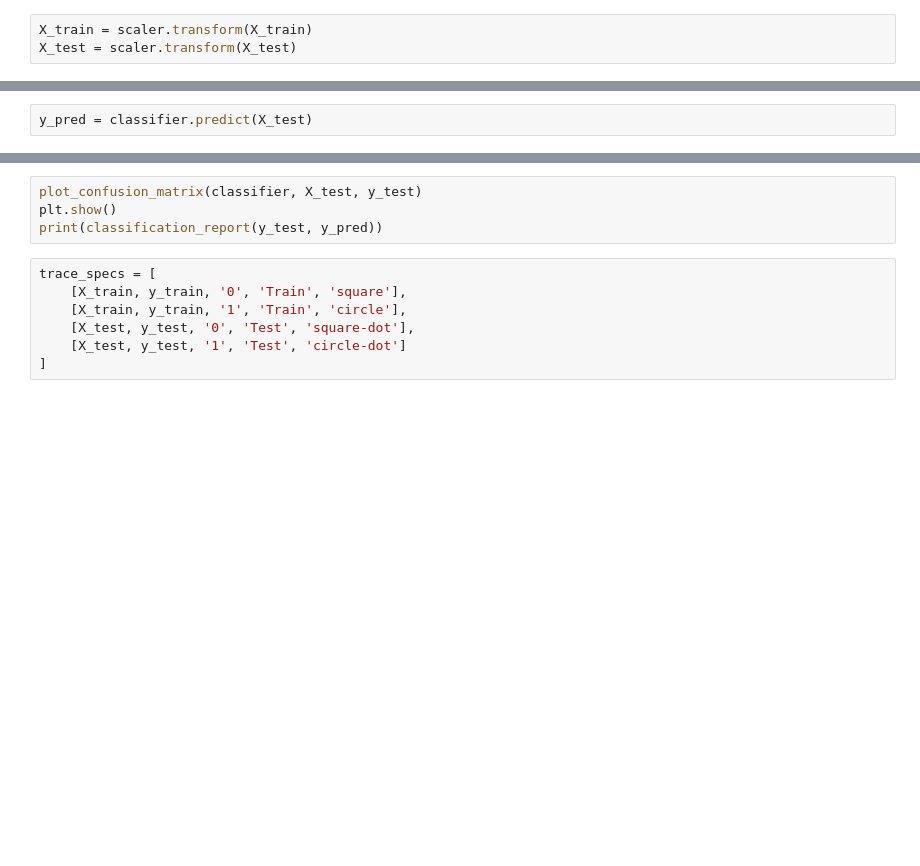
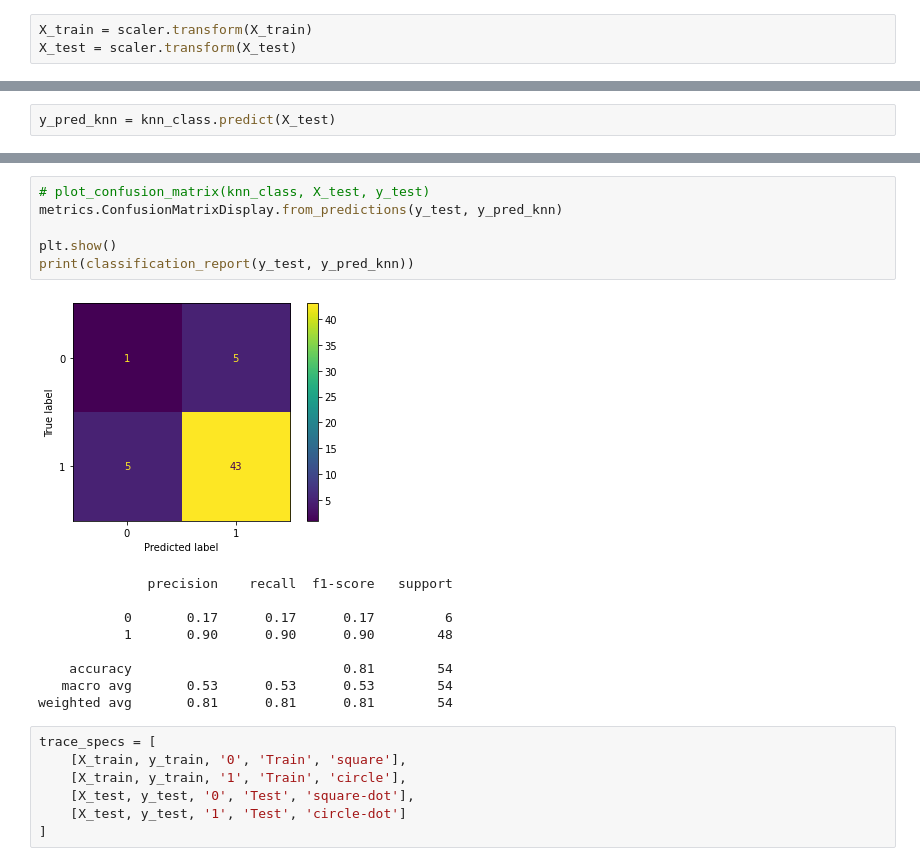
Before and after one commit to marcmec/PrognosticSepsis, a Jupyter notebook: Visualizacao_de_dados.ipynb, the cells around one changed output, grey strips where cells are left out. Saved outputs shown, nothing was run; the diff lists cells and outputs as text; blank space fills up the shorter version.

```diff
--- a/Visualizacao_de_dados.ipynb
+++ b/Visualizacao_de_dados.ipynb
@@ -95,3 +104,3 @@ classifier.fit(X_train, y_train)
 # %%
-y_pred = classifier.predict(X_test)
+y_pred_knn = knn_class.predict(X_test)
 # %%
@@ -101,7 +112,19 @@ classifier.score(X,y)
 # %%
-plot_confusion_matrix(classifier, X_test, y_test)
+# plot_confusion_matrix(knn_class, X_test, y_test)
+metrics.ConfusionMatrixDisplay.from_predictions(y_test, y_pred_knn)
+
 plt.show()
-print(classification_report(y_test, y_pred))
+print(classification_report(y_test, y_pred_knn))
+# %% [output]
+[figure, added]
+              precision    recall  f1-score   support
+
+           0       0.17      0.17      0.17         6
+           1       0.90      0.90      0.90        48
+
+    accuracy                           0.81        54
+   macro avg       0.53      0.53      0.53        54
+weighted avg       0.81      0.81      0.81        54
 # %%
 trace_specs = [
     [X_train, y_train, '0', 'Train', 'square'],
```
Also changed, not shown: parts of 14 cells of this notebook.
